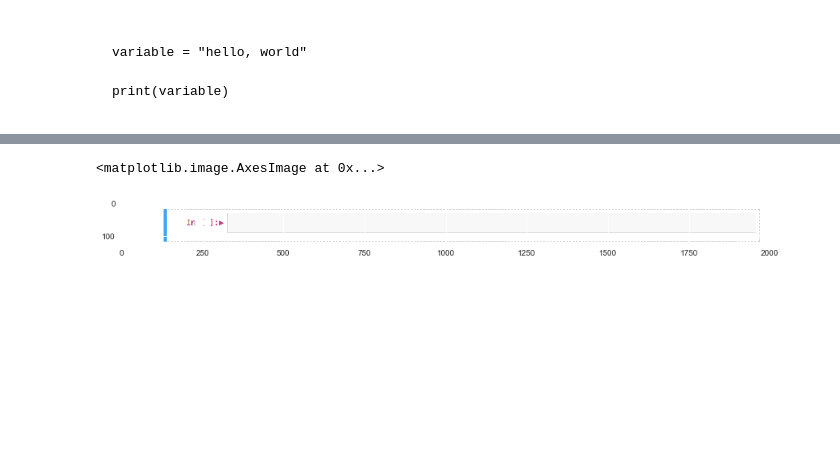
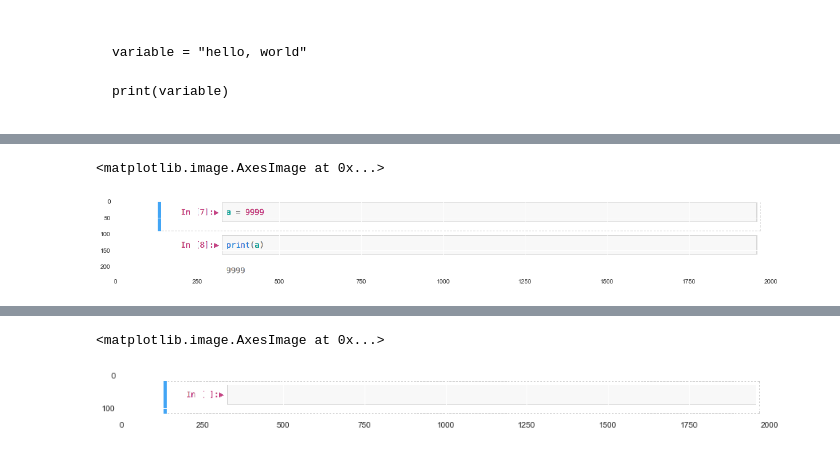
Before and after one commit to programminghistorian/ph-submissions, a Jupyter notebook: assets/collaborative-digital-humanities-anaconda-jupyter/Untitled.ipynb, the cells around one changed output, grey strips where cells are left out. Cells and saved outputs as stored; diff of their text form; code cells hidden in the pictures; blank space fills up the shorter version.

```diff
--- a/assets/collaborative-digital-humanities-anaconda-jupyter/Untitled.ipynb
+++ b/assets/collaborative-digital-humanities-anaconda-jupyter/Untitled.ipynb
@@ -477,0 +515,6 @@ save(crop(img3, ymin=175, ymax=300, xmin=None, xmax=None), 'edit_mode_cropped.pn
+# %%
+plt.figure(figsize=(20,20))
+plt.imshow(crop(img4, ymin=200, ymax=425, xmin=None, xmax=None))
+# %% [output]
+<matplotlib.image.AxesImage at 0x...>
+[figure, added]
```
Also changed, not shown: parts of 10 cells of this notebook, 20 other files.
